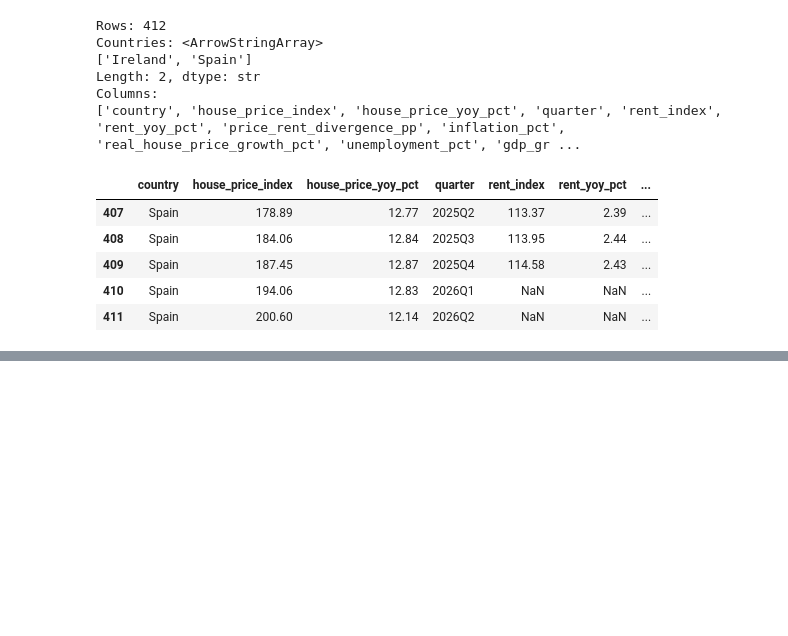
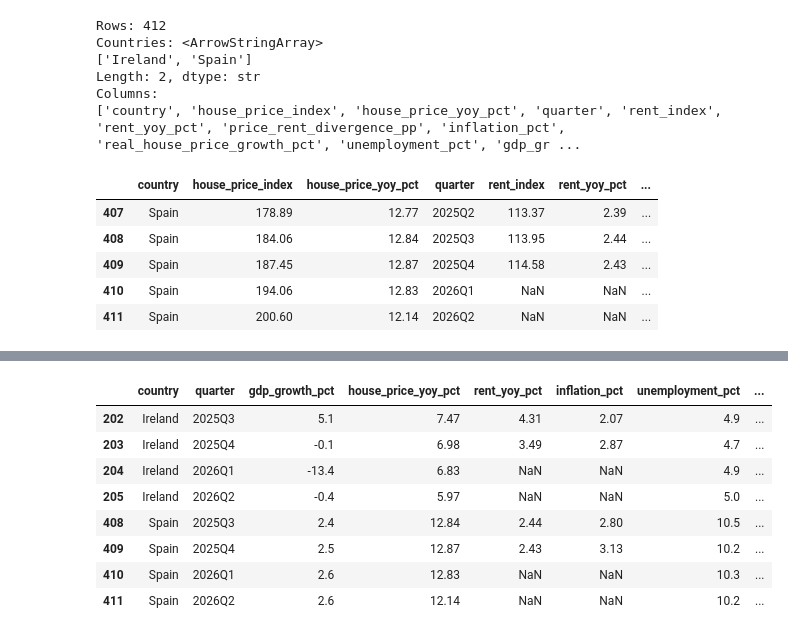
Before and after one commit to john0017/property-market-intelligence, a Jupyter notebook: data_exploration.ipynb, the cells around one changed output, grey strips where cells are left out. Drawn from its saved outputs; the diff is of its cells as text; code cells hidden in the pictures; blank space fills up the shorter version.

Commit message:
Complete property market intelligence prototype

```diff
--- a/data_exploration.ipynb
+++ b/data_exploration.ipynb
@@ -2589,0 +2708,24 @@ Columns:
+# %%
+# Check the latest observations being supplied to the AI.
+market_data[
+    [
+        "country",
+        "quarter",
+        "gdp_growth_pct",
+        "house_price_yoy_pct",
+        "rent_yoy_pct",
+        "inflation_pct",
+        "unemployment_pct",
+        "policy_rate_pct"
+    ]
+].groupby("country").tail(4)
+# %% [output]
+|  | country | quarter | gdp_growth_pct | house_price_yoy_pct | rent_yoy_pct | inflation_pct | unemployment_pct | ... |
+| 202 | Ireland | 2025Q3 | 5.1 | 7.47 | 4.31 | 2.07 | 4.9 | ... |
+| 203 | Ireland | 2025Q4 | -0.1 | 6.98 | 3.49 | 2.87 | 4.7 | ... |
+| 204 | Ireland | 2026Q1 | -13.4 | 6.83 | NaN | NaN | 4.9 | ... |
+| 205 | Ireland | 2026Q2 | -0.4 | 5.97 | NaN | NaN | 5.0 | ... |
+| 408 | Spain | 2025Q3 | 2.4 | 12.84 | 2.44 | 2.80 | 10.5 | ... |
+| 409 | Spain | 2025Q4 | 2.5 | 12.87 | 2.43 | 3.13 | 10.2 | ... |
+| 410 | Spain | 2026Q1 | 2.6 | 12.83 | NaN | NaN | 10.3 | ... |
+| 411 | Spain | 2026Q2 | 2.6 | 12.14 | NaN | NaN | 10.2 | ... |
```
Also changed, not shown: parts of 5 cells of this notebook, 2 other files.
